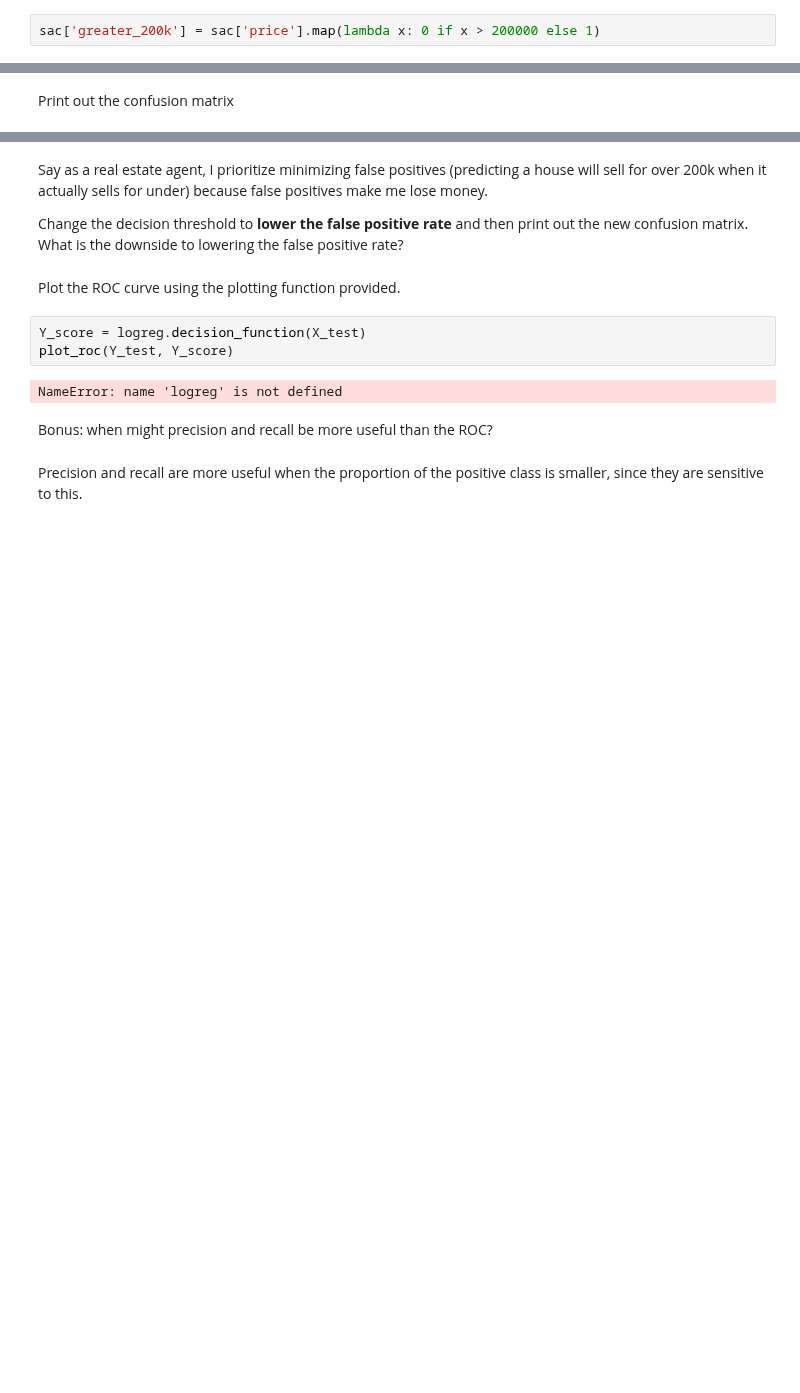
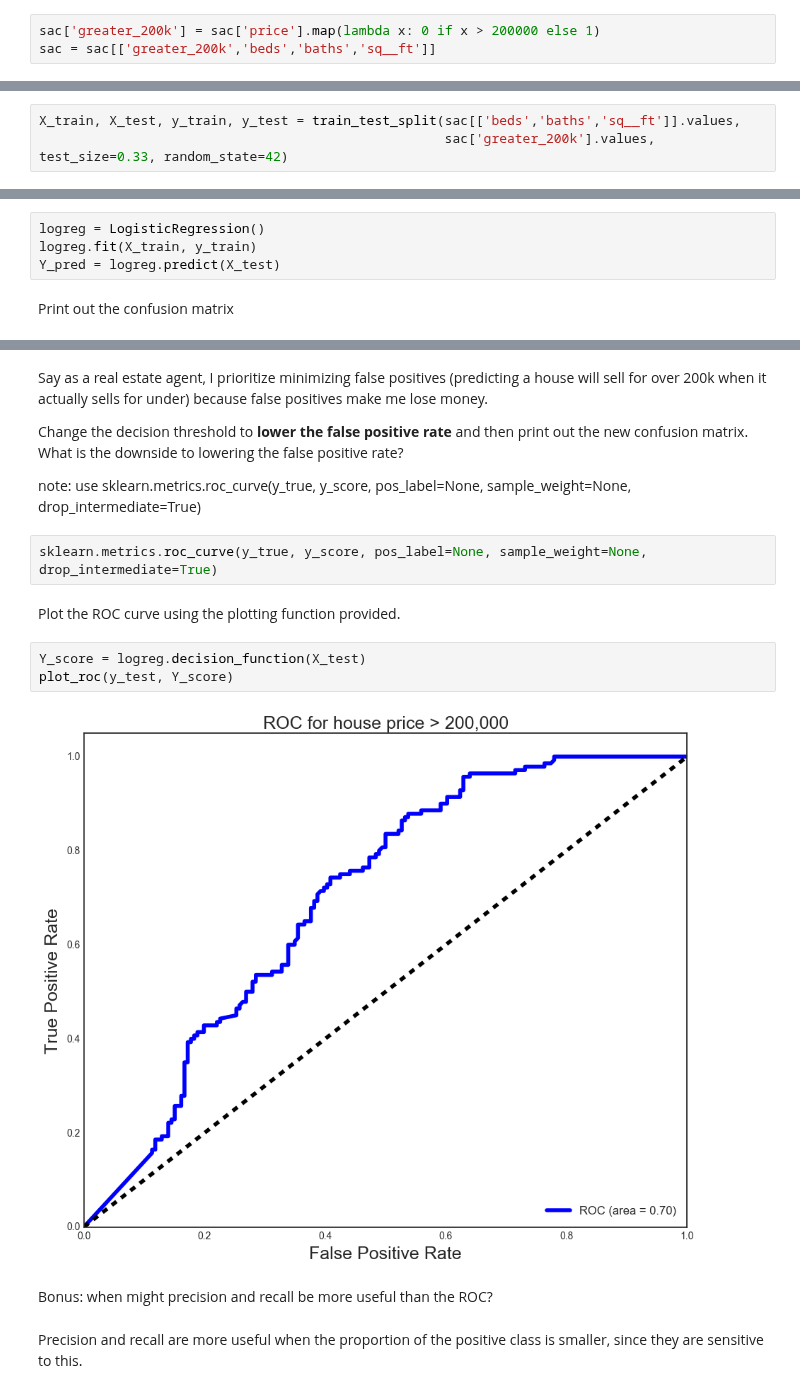
Before and after one commit to mohsseha/DSI-BOS-students, a Jupyter notebook: pparker-roach/Week_4/Day_2/AUC-sacramento-housing-starter-code.ipynb, the cells around one changed output, grey strips where cells are left out. Cells and saved outputs as stored; diff of their text form; blank space fills up the shorter version.

```diff
--- a/pparker-roach/Week_4/Day_2/AUC-sacramento-housing-starter-code.ipynb
+++ b/pparker-roach/Week_4/Day_2/AUC-sacramento-housing-starter-code.ipynb
@@ -48,10 +48,18 @@ Create a binary variable where 1 indicates a house sold for over 200,000 and 0 i
 Subset the data to just contain the number of beds, baths, the sq ft, and the over 200k indicator variable.
 # %%
 sac['greater_200k'] = sac['price'].map(lambda x: 0 if x > 200000 else 1)
+sac = sac[['greater_200k','beds','baths','sq__ft']]
 # %% [markdown]
 Split your data into training and testing sets. The predictors are the beds, baths, and sq ft. The feature is the over 200k class variable. Make the test size 33% (and optionally stratify by the over 200k class).
+# %%
+X_train, X_test, y_train, y_test = train_test_split(sac[['beds','baths','sq__ft']].values,
+                                                    sac['greater_200k'].values, test_size=0.33, random_state=42)
 # %% [markdown]
 Fit a logistic regression on the training data.
+# %%
+logreg = LogisticRegression()
+logreg.fit(X_train, y_train)
+Y_pred = logreg.predict(X_test)
 # %% [markdown]
 Print out the confusion matrix
 # %%
@@ -67,13 +109,17 @@ Calculate the accuracy, precision, and recall. What can these three metrics tell
 Say as a real estate agent, I prioritize minimizing false positives (predicting a house will sell for over 200k when it actually sells for under) because false positives make me lose money.
 
 Change the decision threshold to **lower the false positive rate** and then print out the new confusion matrix. What is the downside to lowering the false positive rate?
+
+note: use sklearn.metrics.roc_curve(y_true, y_score, pos_label=None, sample_weight=None, drop_intermediate=True)
+# %%
+sklearn.metrics.roc_curve(y_true, y_score, pos_label=None, sample_weight=None, drop_intermediate=True)
 # %% [markdown]
 Plot the ROC curve using the plotting function provided.
 # %%
 Y_score = logreg.decision_function(X_test)
-plot_roc(Y_test, Y_score)
+plot_roc(y_test, Y_score)
 # %% [output]
-NameError: name 'logreg' is not defined
+[figure, added]
 # %% [markdown]
 Bonus: when might precision and recall be more useful than the ROC?
 # %% [markdown]
```
Also changed, not shown: parts of 4 cells of this notebook, 9 other files.
